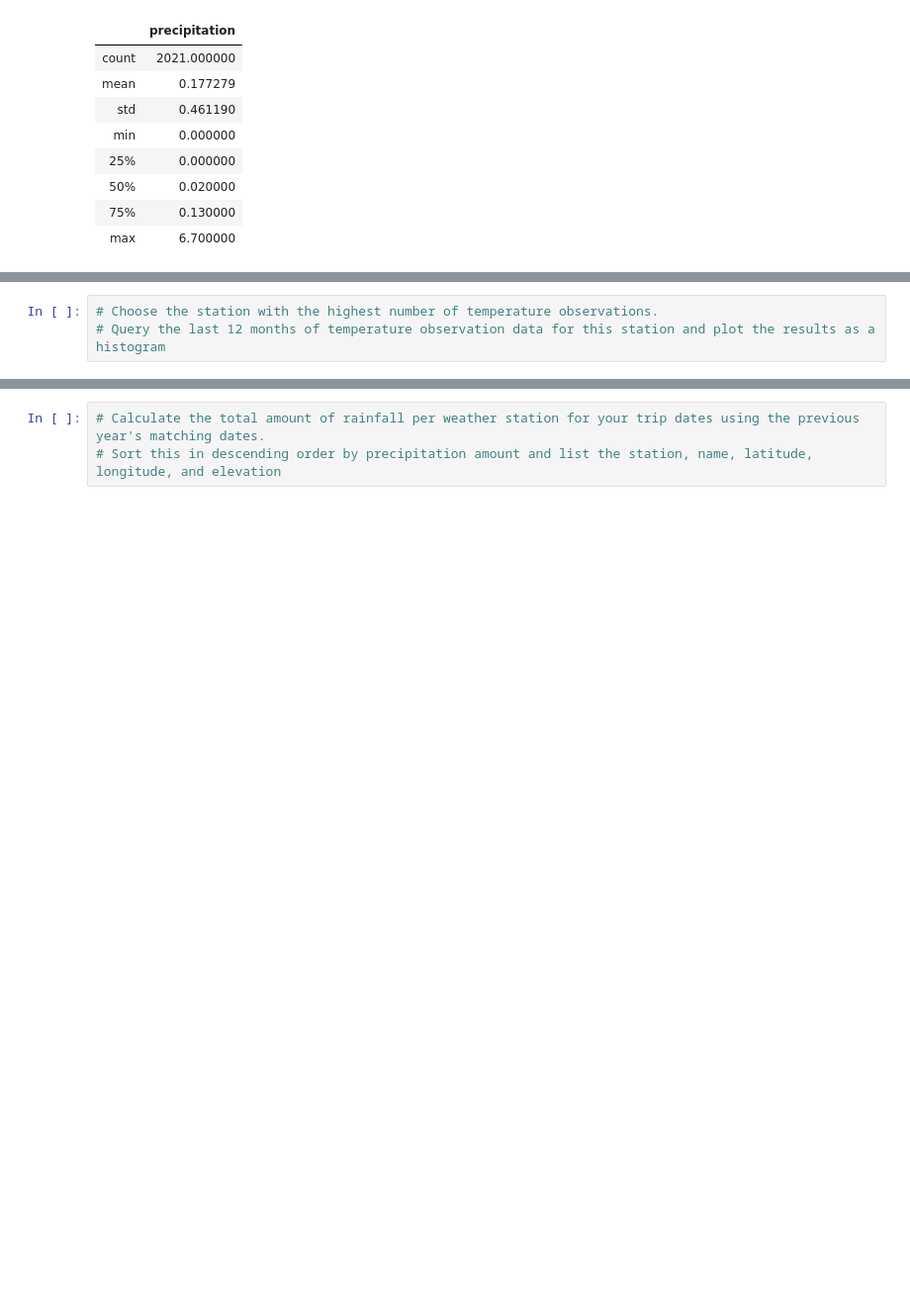
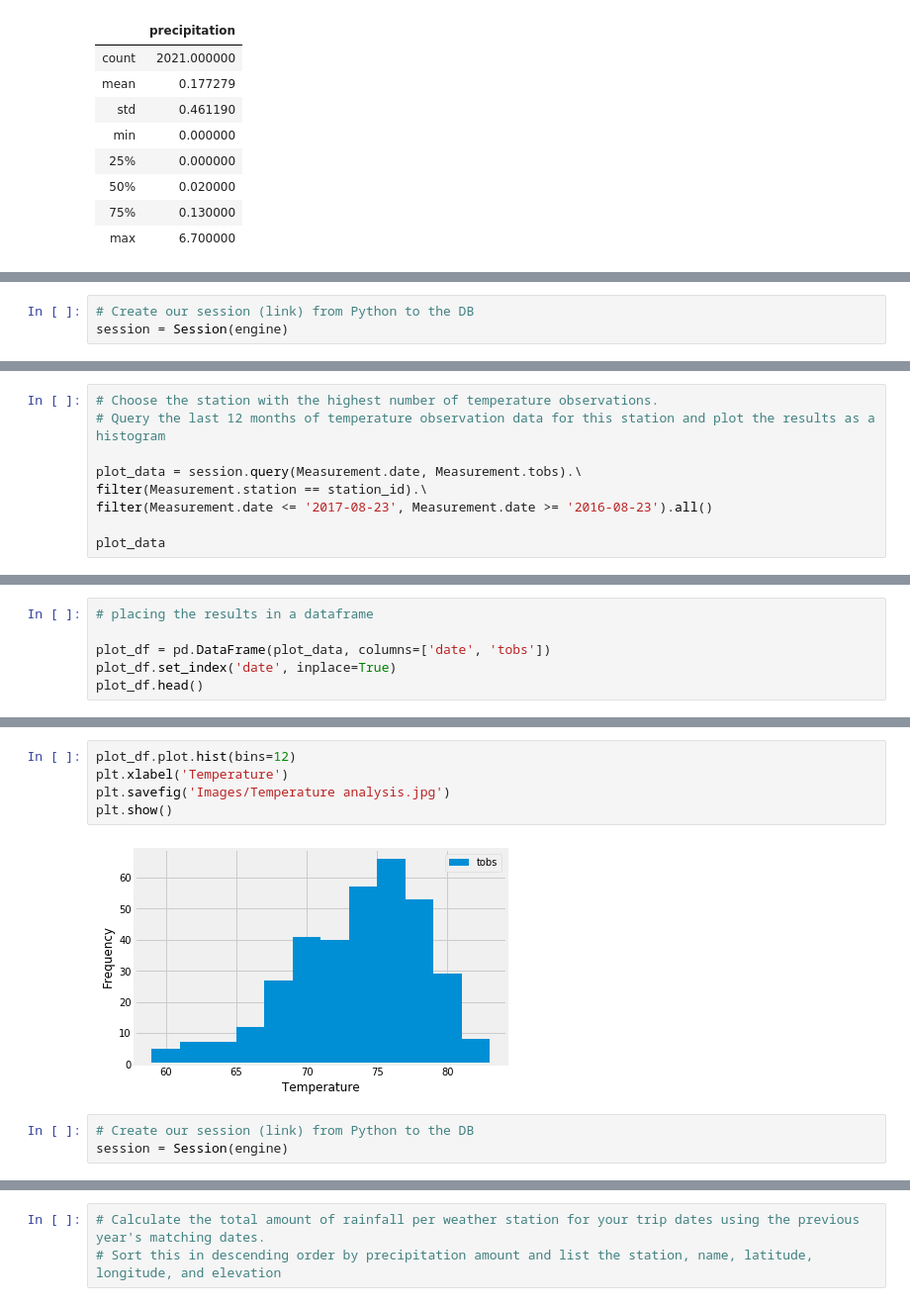
Before and after one commit to alvinochieng/sqlalchemy-challenge, a Jupyter notebook: climate_starter.ipynb, the cells around one changed output, grey strips where cells are left out. Shown: that part at 99% size. Drawn from its saved outputs; the diff is of its cells as text; blank space fills up the shorter version.

```diff
--- a/climate_starter.ipynb
+++ b/climate_starter.ipynb
@@ -109 +122,4 @@ sort_df.describe()
+# %%
+# Create our session (link) from Python to the DB
+session = Session(engine)
 # %%
@@ -117,3 +187,9 @@ sort_df.describe()
 # %%
 # Choose the station with the highest number of temperature observations.
 # Query the last 12 months of temperature observation data for this station and plot the results as a histogram
+
+plot_data = session.query(Measurement.date, Measurement.tobs).\
+filter(Measurement.station == station_id).\
+filter(Measurement.date <= '2017-08-23', Measurement.date >= '2016-08-23').all()
+
+plot_data
@@ -121,0 +214,6 @@ sort_df.describe()
+# %%
+# placing the results in a dataframe
+
+plot_df = pd.DataFrame(plot_data, columns=['date', 'tobs'])
+plot_df.set_index('date', inplace=True)
+plot_df.head()
@@ -122,3 +228,13 @@ sort_df.describe()
+# %%
+plot_df.plot.hist(bins=12)
+plt.xlabel('Temperature')
+plt.savefig('Images/Temperature analysis.jpg')
+plt.show()
+# %% [output]
+[figure, added]
+# %%
+# Create our session (link) from Python to the DB
+session = Session(engine)
 # %%
 # This function called `calc_temps` will accept start date and end date in the format '%Y-%m-%d'
 # and return the minimum, average, and maximum temperatures for that range of dates
```
Also changed, not shown: parts of 22 cells of this notebook, 4 other files.
